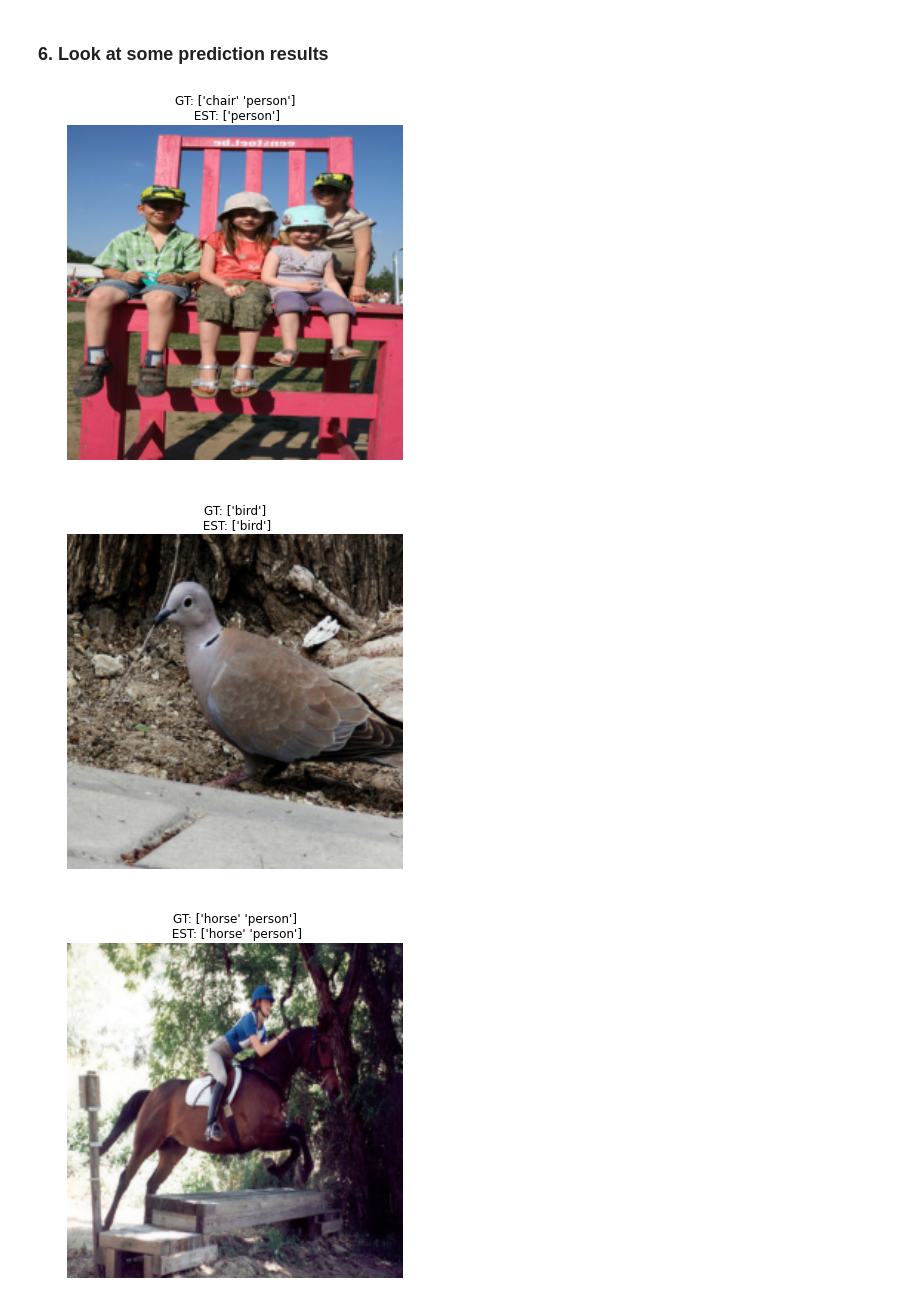
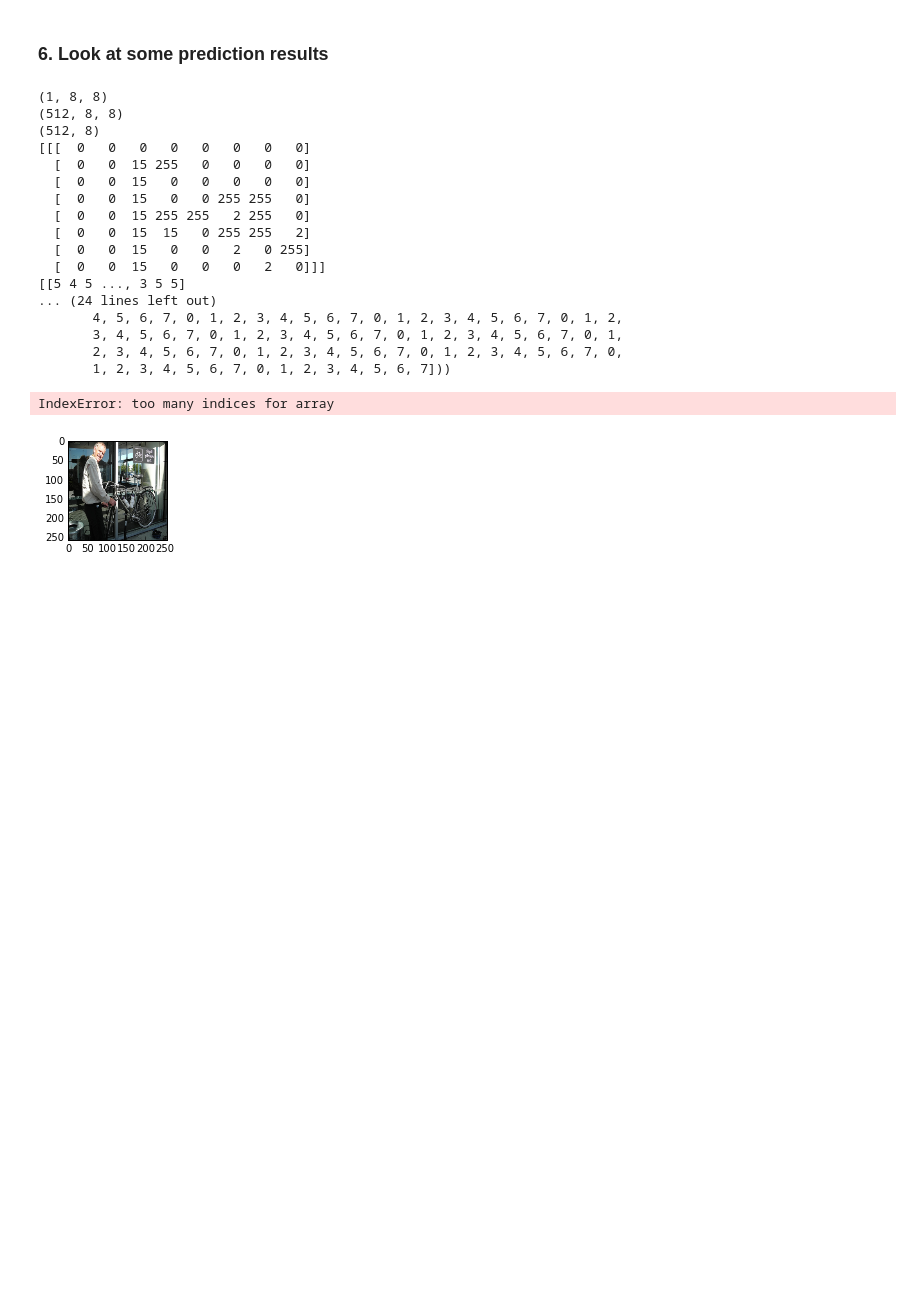
Before and after one commit to lzd0825/instance_segmentation, a Jupyter notebook: pascal-segmentation-with-datalayer.ipynb, the cells around one changed output. Cells and saved outputs as stored; diff of their text form; code cells hidden in the pictures; blank space fills up the shorter version.

```diff
--- a/pascal-segmentation-with-datalayer.ipynb
+++ b/pascal-segmentation-with-datalayer.ipynb
@@ -156,16 +169,19 @@ plt.axis('off');
 * Let's train the net. First, though, we need some way to measure the accuracy. Hamming distance is commonly used in multilabel problems. We also need a simple test loop. Let's write that down.
 # %%
 def hamming_distance(gt, est):
-    return sum([1 for (g, e) in zip(gt, est) if g == e]) / float(len(gt))
+    return np.sum(gt == est) / float(np.sum(gt != 255))
+    # return np.sum(gt == est) / float(gt.size)
+    # return sum([1 for (g, e) in zip(gt, est) if g == e]) / float(len(gt))
 
 def check_accuracy(net, num_batches, batch_size = 128):
     acc = 0.0
     for t in range(num_batches):
         net.forward()
         gts = net.blobs['label'].data
-        ests = net.blobs['score'].data > 0
+        # ests = net.blobs['score'].data > 0
+        ests = np.argmax(net.blobs['score'].data, axis=1)
         for gt, est in zip(gts, ests): #for each ground truth and estimated label vector
-            acc += hamming_distance(gt, est)
+            acc += hamming_distance(gt.squeeze(), est)
     return acc / (num_batches * batch_size)
 # %% [markdown]
 * Alright, now let's train for a while
@@ -194,13 +217,48 @@ Baseline accuracy:0.9238
 # %%
 test_net = solver.test_nets[0]
 for image_index in range(5):
-    plt.figure()
+    # plt.figure()
+    plt.subplot(1,3,1)
     plt.imshow(transformer.deprocess(copy(test_net.blobs['data'].data[image_index, ...])))
-    gtlist = test_net.blobs['label'].data[image_index, ...].astype(np.int)
-    estlist = test_net.blobs['score'].data[image_index, ...] > 0
-    plt.title('GT: {} \n EST: {}'.format(classes[np.where(gtlist)], classes[np.where(estlist)]))
+    gt_seg = test_net.blobs['label'].data[image_index, ...].astype(np.int)
+    print gt_seg.shape
+    gtlist = np.unique(gt_seg)
+    gt_index = np.where(np.logical_and(gtlist != 0, gtlist != 255))
+    est_score = test_net.blobs['score'].data[image_index, ...]
+    print est_score.shape
+    est_seg = np.argmax(test_net.blobs['score'].data[image_index, ...], axis=1)
+    print est_seg.shape
+    print gt_seg
+    print est_seg
+    estlist = np.unique(est_seg)
+    est_index = np.where(est_seg != 0)
+    print gt_index
+    print est_index
+    plt.title('GT: {} \n EST: {}'.format(classes[gtlist[gt_index]], classes[estlist[est_index]]))
     plt.axis('off')
+    plt.subplot(1,3,2)
+    plt.imshow(est_seg.squeeze(), cmap='Set1')
+    plt.axis('off')
+    plt.subplot(1,3,3)
+    plt.imshow(gt_seg.squeeze(), cmap='Set1')
+    plt.axis('off')
 # %% [output]
+(1, 8, 8)
+(512, 8, 8)
+(512, 8)
+[[[  0   0   0   0   0   0   0   0]
+  [  0   0  15 255   0   0   0   0]
+  [  0   0  15   0   0   0   0   0]
+  [  0   0  15   0   0 255 255   0]
+  [  0   0  15 255 255   2 255   0]
+  [  0   0  15  15   0 255 255   2]
+  [  0   0  15   0   0   2   0 255]
+  [  0   0  15   0   0   0   2   0]]]
+[[5 4 5 ..., 3 5 5]
+... (24 lines left out)
+       4, 5, 6, 7, 0, 1, 2, 3, 4, 5, 6, 7, 0, 1, 2, 3, 4, 5, 6, 7, 0, 1, 2,
+       3, 4, 5, 6, 7, 0, 1, 2, 3, 4, 5, 6, 7, 0, 1, 2, 3, 4, 5, 6, 7, 0, 1,
+       2, 3, 4, 5, 6, 7, 0, 1, 2, 3, 4, 5, 6, 7, 0, 1, 2, 3, 4, 5, 6, 7, 0,
+       1, 2, 3, 4, 5, 6, 7, 0, 1, 2, 3, 4, 5, 6, 7]))
+IndexError: too many indices for array
-[figure, old version]
+[figure, new version]
-[figure, removed]
-[figure, removed]
```
Also changed, not shown: parts of 7 cells of this notebook, 1 other file.
